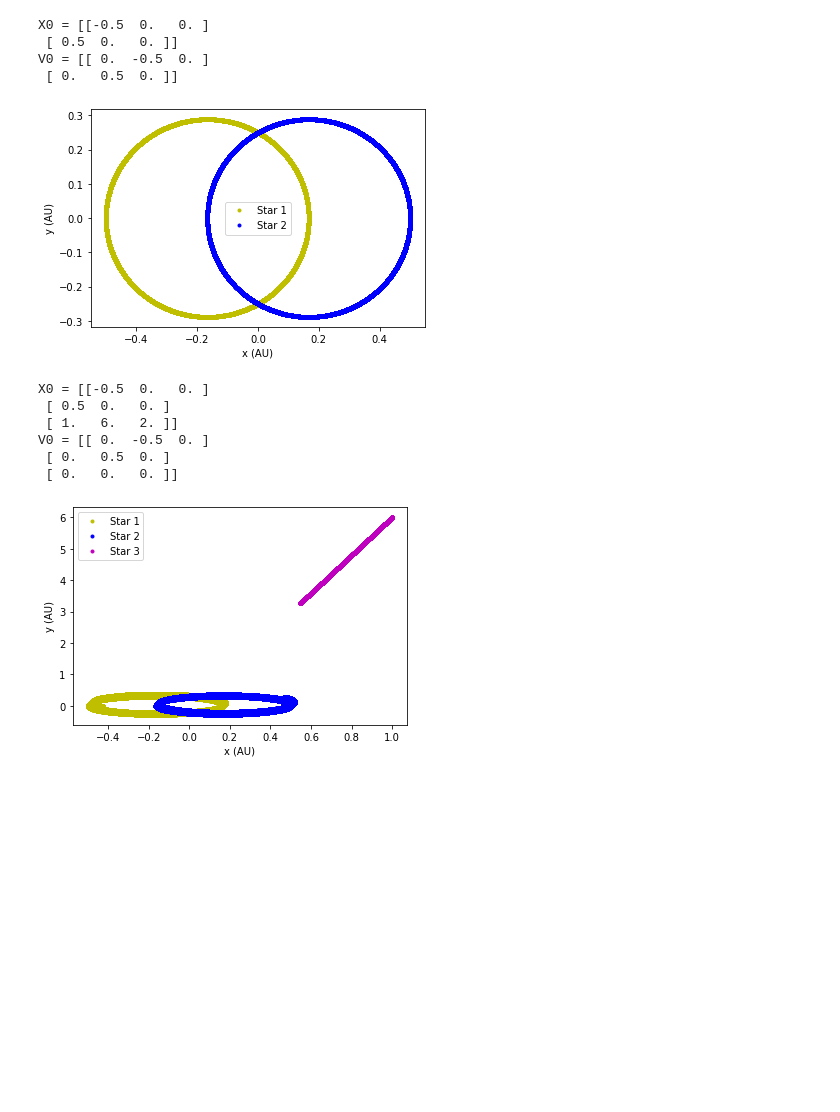
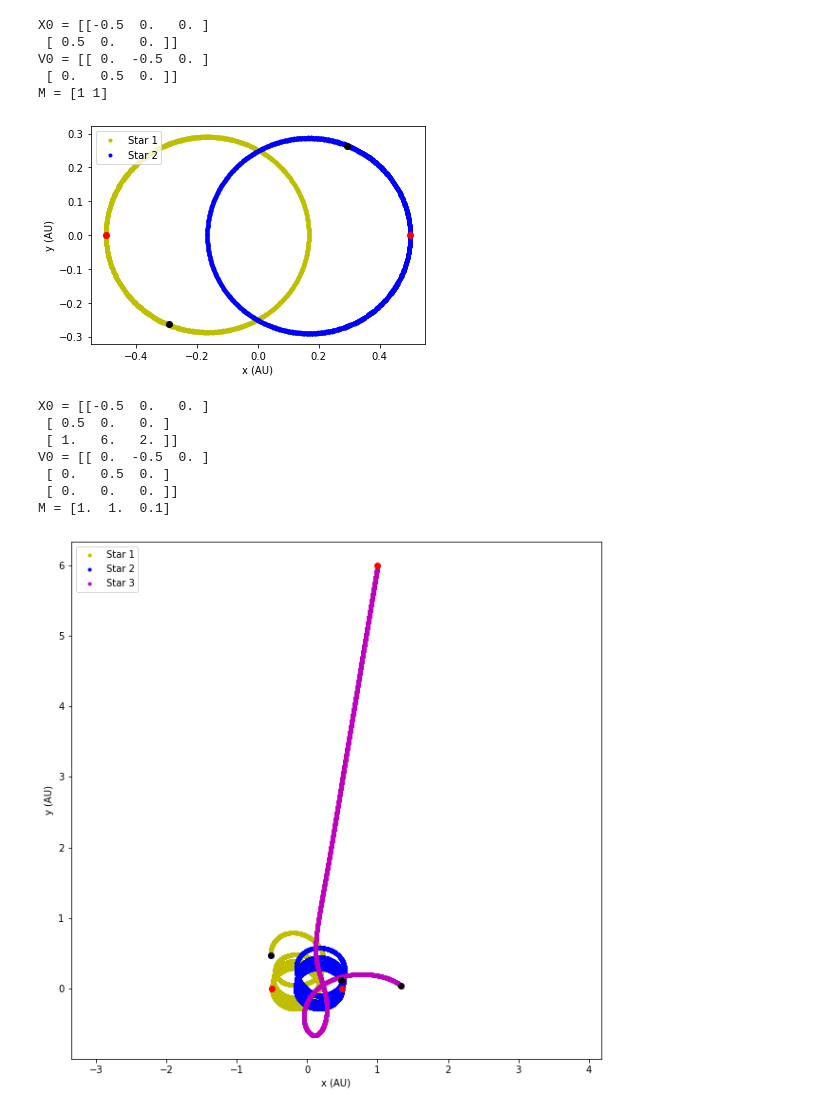
Before and after one commit to Matteo294/FoSM, a Jupyter notebook: sheet3/ex2/ex2.ipynb, the cells around one changed output. Cells and saved outputs as stored; diff of their text form; code cells hidden in the pictures; blank space fills up the shorter version.

Commit message:
Added ex3 --> check energy function and close encounter methodls // made ex2 to look a bit prettier

```diff
--- a/sheet3/ex2/ex2.ipynb
+++ b/sheet3/ex2/ex2.ipynb
@@ -5,9 +13,9 @@ import matplotlib.pyplot as plt
 # leap frog N body algorithm
 
 def leapfrogN(M, X0, V0, Nt, dt, acc):
-    """M: array with mass values; X0 & V0: N*3 arrays with initial
+    """M: array with mass values; X0 & V0: Nx3 arrays with initial
     conditions of positions and velocities; Nt: number of time steps; dt:
-    time step size; acc: function that evaluates and gives back N*3 array
+    time step size; acc: function that evaluates and gives back Nx3 array
     with accelerations for given positions and masses"""
     N = np.shape(M)[0]
     t = np.arange(0,dt*Nt,dt)
@@ -50,17 +58,20 @@ V0[1,1] = 0.5
 
 print(f'X0 = {X0}')
 print(f'V0 = {V0}')
+print(f'M = {M}')
 
 
-dt = 1e-4
-T = 10
+dt = 1e-2
+T = 20
 Nt = int(T/dt)
 
 t, X, V = leapfrogN(M, X0, V0, Nt, dt, newton_acc)
 
 fig = plt.figure()
 plt.plot(X[0,0,:],X[0,1,:], 'y.', X[1,0,:],X[1,1,:],'b.')
-plt.legend(['Star 1','Star 2'])
+plt.plot(X[0,0,0],X[0,1,0],'ro',X[1,0,0],X[1,1,0],'ro')
+plt.plot(X[0,0,-1],X[0,1,-1],'ko',X[1,0,-1],X[1,1,-1],'ko')
+plt.legend(['Star 1','Star 2'], loc='upper left')
 plt.xlabel('x (AU)'); plt.ylabel('y (AU)')
 plt.show()
 # %% [output]
@@ -68,41 +79,47 @@ X0 = [[-0.5  0.   0. ]
  [ 0.5  0.   0. ]]
 V0 = [[ 0.  -0.5  0. ]
  [ 0.   0.5  0. ]]
+M = [1 1]
-[figure, old version]
+[figure, new version]
 # %%
 # 2.3: + third star:
 N = 3
 M = np.array((1,1,0.1))
 X0 = np.zeros((N,3))
 X0[0,0] = -0.5
 X0[1,0] = 0.5
 X0[2,:] = np.array((1,6,2))
 V0 = np.zeros((N,3))
 V0[0,1]  = -0.5
 V0[1,1] = 0.5
 
 print(f'X0 = {X0}')
 print(f'V0 = {V0}')
+print(f'M = {M}')
 
-dt = 1e-4
-T = 10
+dt = 1e-3
+T = 15
 Nt = int(T/dt)
 
 t, X, V = leapfrogN(M, X0, V0, Nt, dt, newton_acc)
 
-fig = plt.figure()
+fig = plt.figure(figsize=(10,10))
 plt.plot(X[0,0,:],X[0,1,:], 'y.', X[1,0,:],X[1,1,:],'b.', X[2,0,:],X[2,1,:],'m.')
 plt.legend(['Star 1','Star 2', 'Star 3'], loc='upper left')
+plt.plot(X[0,0,0],X[0,1,0],'ro',X[1,0,0],X[1,1,0],'ro',X[2,0,0],X[2,1,0],'ro')
 plt.xlabel('x (AU)'); plt.ylabel('y (AU)')
+plt.plot(X[0,0,-1],X[0,1,-1],'ko',X[1,0,-1],X[1,1,-1],'ko',X[2,0,-1],X[2,1,0-1],'ko')
+plt.axis('equal')
 plt.show()
 # %% [output]
 X0 = [[-0.5  0.   0. ]
  [ 0.5  0.   0. ]
  [ 1.   6.   2. ]]
 V0 = [[ 0.  -0.5  0. ]
  [ 0.   0.5  0. ]
  [ 0.   0.   0. ]]
+M = [1.  1.  0.1]
-[figure, old version]
+[figure, new version]
 # %%
 # altered x3
 N = 3
```
Also changed, not shown: parts of 2 cells of this notebook.
